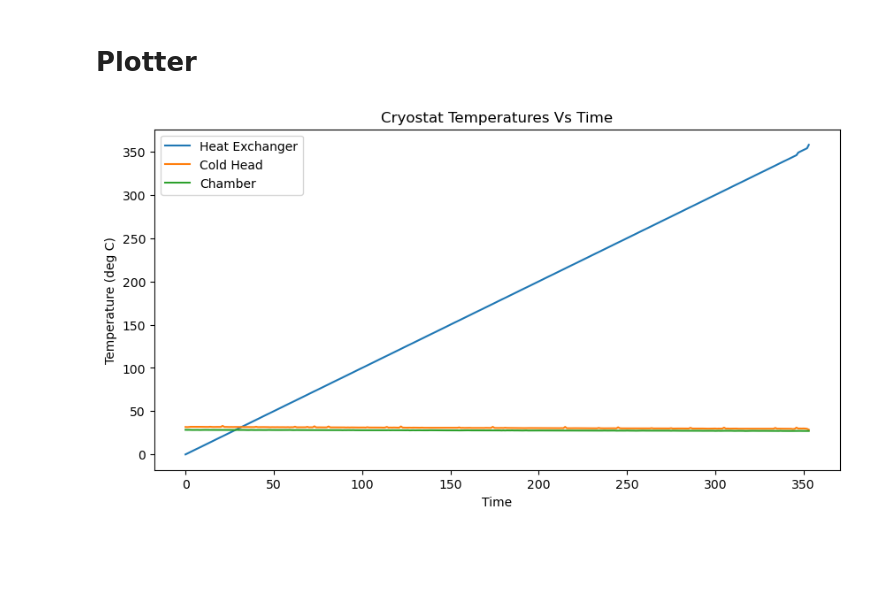
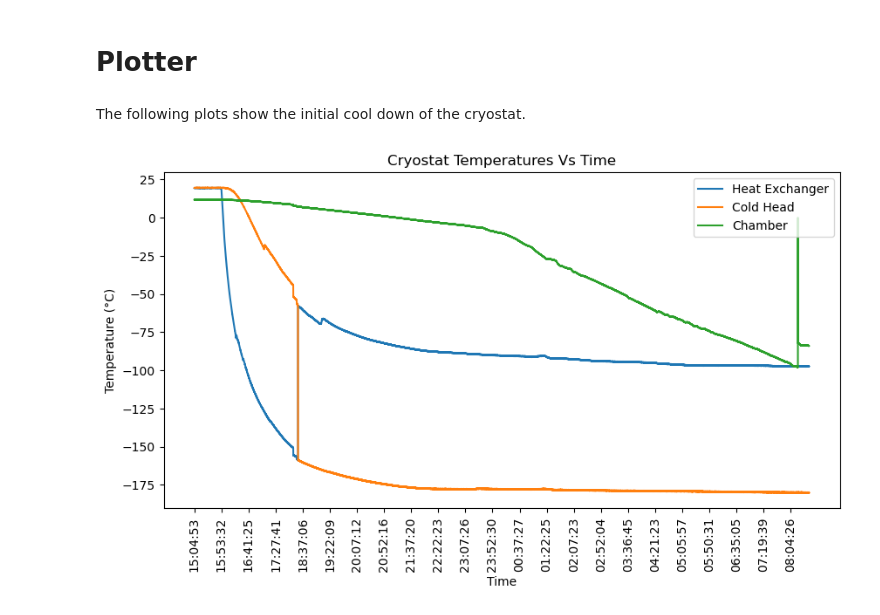
Before and after one commit to Zepeng/SlowControl-Probe, a Jupyter notebook: data ploting.ipynb, the cells around one changed output. Cells and saved outputs as stored; diff of their text form; code cells hidden in the pictures; blank space fills up the shorter version.

Commit message:
Add files via upload
Plotting jupyter notebook and temperature control jupyter notebook.

```diff
--- a/data ploting.ipynb
+++ b/data ploting.ipynb
@@ -27,26 +27,57 @@ def data_read(file_names,things_to_pop):
             things_to_pop[3][j].append(temp_4)
             things_to_pop[4][j].append(temp_5)
 
-def p_plot(x_data,y_data,title,lables):
+def data_read_2(file_names,things_to_pop):
+    temp=[]
+    for i in range(len(file_names)):
+        temp.append(pd.read_csv(file_names[i],header=0))
+    for j in range(len(temp)):
+        columns_list = list(temp[j])
+        for k in range(len(temp[j][columns_list[1]])):
+            temp_1=temp[j][columns_list[0]][k]
+            temp_2=float(temp[j][columns_list[1]][k])
+            temp_3=float(temp[j][columns_list[2]][k])
+            temp_4=float(temp[j][columns_list[3]][k])
+            things_to_pop[0].append(temp_1)
+            things_to_pop[1].append(temp_2)
+            things_to_pop[2].append(temp_3)
+            things_to_pop[3].append(temp_4)
+    things_to_pop[4].append(np.arange(0,len(things_to_pop[3])))
+
+
+def get_tics(data,interval):
+    tics=[[],[]]
+    for i in range(len(data)):
+        if i%interval==0:
+            temp=data[i].split(" ")
+            tics[0].append(i)
+            tics[1].append(temp[1])
+    return tics
+
+def p_plot(x_data,y_data,title,lables,tics):
     plt.figure(figsize=(10, 5))
     for i in range(len(y_data)):
         plt.plot(x_data,y_data[i],label=lables[i])
     plt.title(title)
     plt.xlabel("Time")
-    plt.ylabel("Temperature (deg C)")
+    plt.ylabel("Temperature (\u00b0C)")
+    plt.xticks(tics[0],tics[1],rotation='vertical', fontsize=10)
     plt.legend(loc='best')
     plt.show()
-# %%
-Time_data=[]
-HeatEx_data=[]
-ColdHead_data=[]
-Chamber_data=[]
-t=[]
-lin_names=["Heat Exchanger","Cold Head","Chamber"]
-title="Cryostat Temperatures Vs Time"
-f_name=["Temp log 09-09-2022, 13-22.csv"]
-
-data_read(f_name,[Time_data,HeatEx_data,ColdHead_data,Chamber_data,t])
-p_plot(t[0],[HeatEx_data[0],ColdHead_data[0],Chamber_data[0]],title,lin_names)
-# %% [output]
-[figure, removed]
+# %% [markdown]
+The following plots show the initial cool down of the cryostat.
+# %%
+Time_data=[]
+HeatEx_data=[]
+ColdHead_data=[]
+Chamber_data=[]
+t=[]
+lin_names=["Heat Exchanger","Cold Head","Chamber"]
+title="Cryostat Temperatures Vs Time"
+f_name=["Temp log 09-19-2022, 15-04.csv","Temp log 09-19-2022, 16-05.csv","Temp log 09-19-2022, 17-25.csv","Temp log 09-19-2022, 18-14.csv","Temp log 09-19-2022, 18-25.csv","Temp log 09-19-2022, 18-26.csv","Temp log 09-19-2022, 18-27.csv","Temp log 09-19-2022, 18-29.csv"]
+data_read_2(f_name,[Time_data,HeatEx_data,ColdHead_data,Chamber_data,t])
+#print(HeatEx_data)
+tics=get_tics(Time_data,1500)
+p_plot(t[0],[HeatEx_data,ColdHead_data,Chamber_data],title,lin_names,tics)
+# %% [output]
+[figure, added]
```
Also changed, not shown: parts of 4 cells of this notebook, 1 other file.
